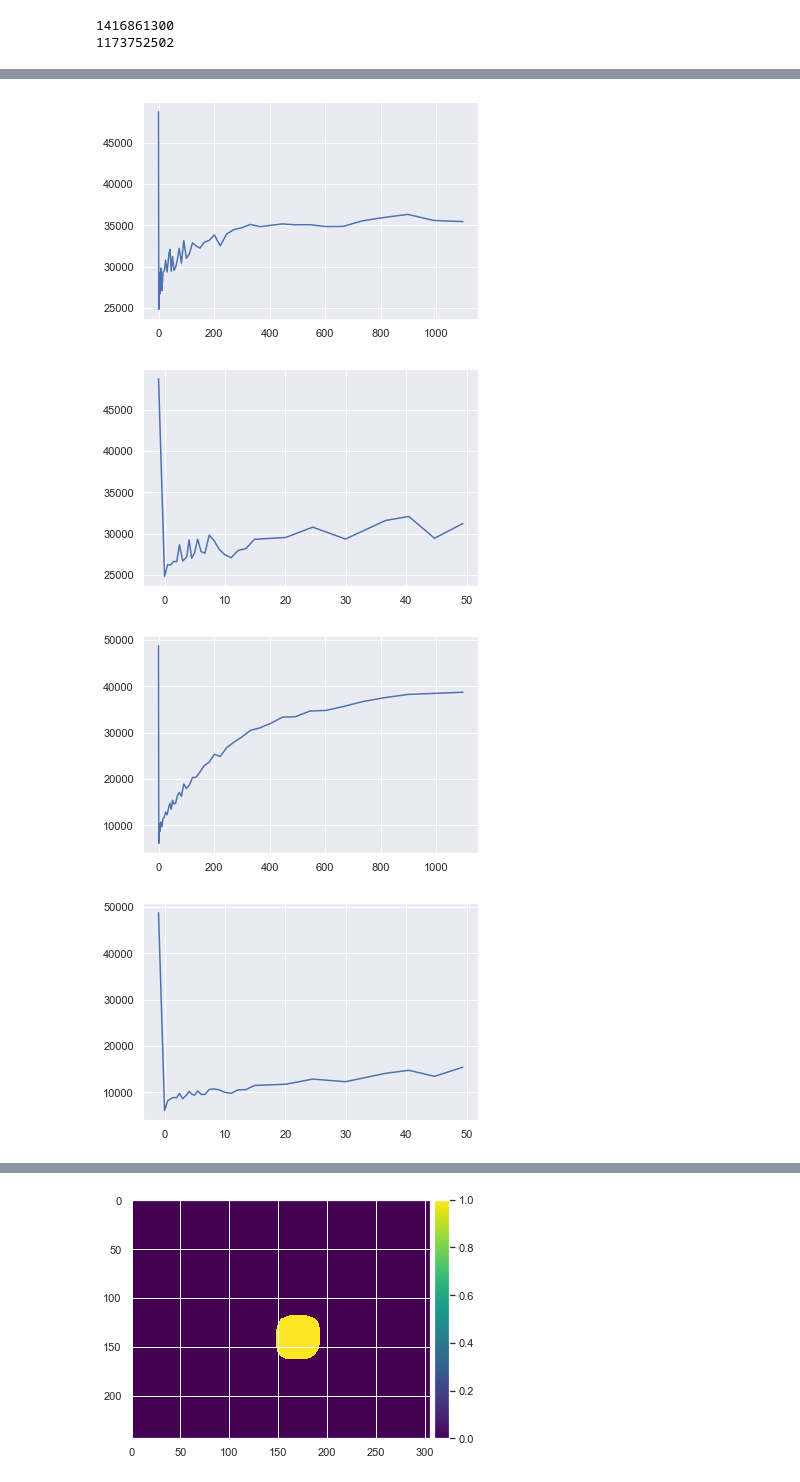
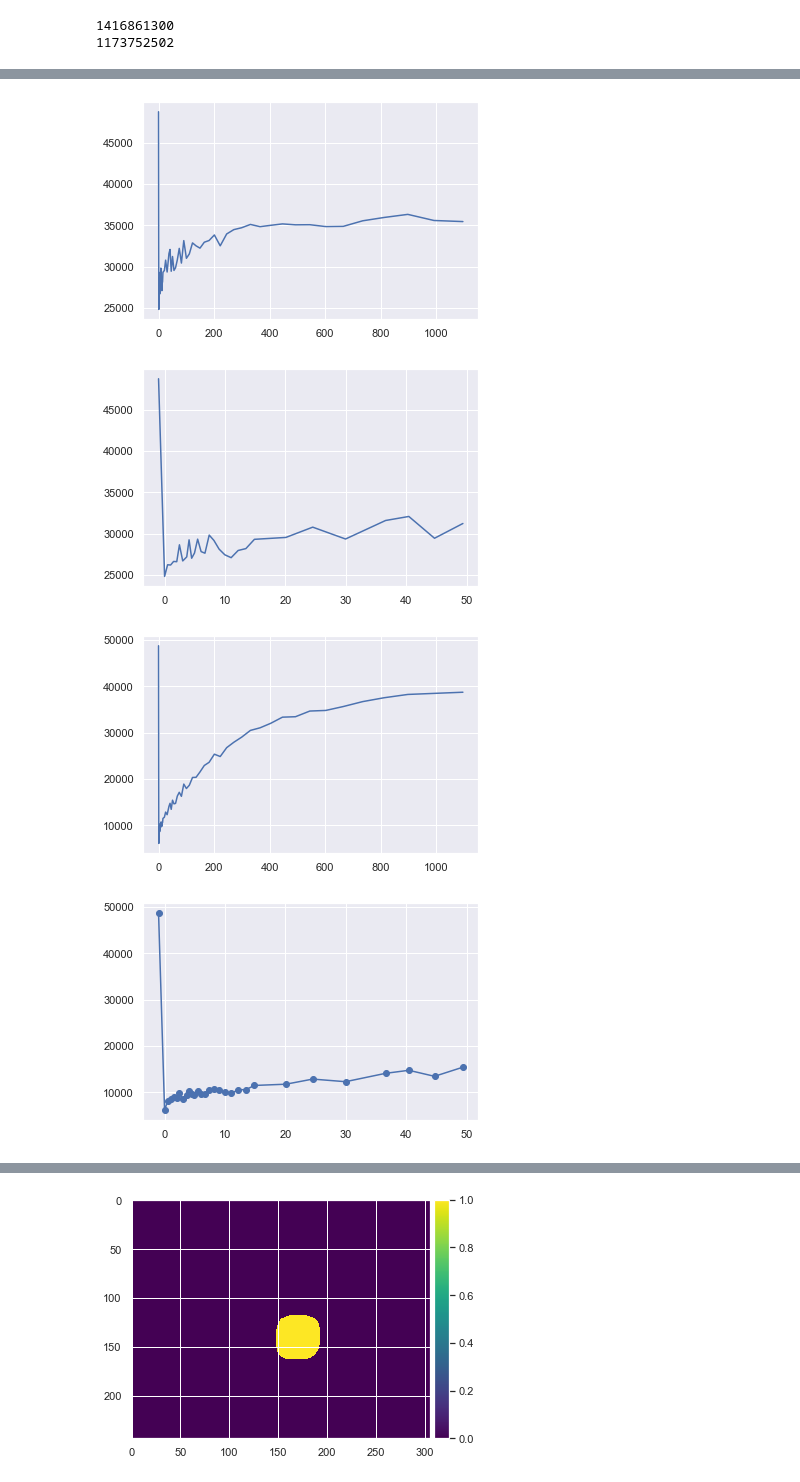
Before and after one commit to Colorado-State-University-Stasevich-Lab/frap_analysis, a Jupyter notebook: Spot_FRAP_Analyzer.ipynb, the cells around one changed output, grey strips where cells are left out. Saved outputs shown, nothing was run; the diff lists cells and outputs as text; code cells hidden in the pictures.

```diff
--- a/Spot_FRAP_Analyzer.ipynb
+++ b/Spot_FRAP_Analyzer.ipynb
@@ -362,11 +389,14 @@ imshow(gauss_label_image)
 
 #Fairly computationally intensive, consider if worth doing
 def get_quantile_threshold(im):
+    """Return optimum threshold for binarization of cell nucleus. Calculated using rolling average and very computationally intensive."""
     quantile_difs = [-abs(np.mean((np.quantile(im,i-.01),np.quantile(im,i),np.quantile(im,i+.01)))-np.mean((np.quantile(im,i+.02),np.quantile(im,i+.03),np.quantile(im,i+.04)))) for i in np.arange(.05,.95,.01)]
     quantile = np.argmax(quantile_difs)+4
     return np.quantile(im,quantile/100)
 
 def get_frame_nucleus_intensity(im, frame=False):
+    """Returns raw total nuclear intensity for cell on a given frame. Can either provide
+    a single frame image or a value indicating which frame to select in a movie."""
     if(frame):
         im_frame = im[frame,:,:]
     else:
@@ -407,6 +437,7 @@ print(get_frame_nucleus_intensity(vid, frap_frame_num))
 1173752502
 # %%
 def get_frap_region_intensity(im, center=center, radius=25,label_im=False,label=False):
+    """Return intesity of FRAP region in given frame, using label image to denote region if possible."""
     if(label_im and label):
         return np.mean(im[label_im==label])
     '''if(center and radius):
@@ -417,6 +448,7 @@ def get_frap_region_intensity(im, center=center, radius=25,label_im=False,label=
     return np.mean(im[disk(center,radius,shape = im.shape)])
 # %%
 def point_to_time(im, frap_frame_num=frap_frame_num, change_t_frame_num=change_t_frame_num, dt1=dt1, dt2=dt2):
+    """Transform frame numbers into time images were taken post-FRAP and return these as array."""
     #times = np.concatenate(np.arange(0,(change_t_frame_num-frap_frame_num)*dt1,dt1),(np.arange(0, (im.shape[0]-change_t_frame_num)*dt2,dt2)+(change_t_frame_num-frap_frame_num)*dt1))
     times = np.arange(0,(change_t_frame_num-frap_frame_num)*dt1,dt1)
     times = np.concatenate((times,(np.arange(0, (im.shape[0]-change_t_frame_num)*dt2,dt2)+(change_t_frame_num-frap_frame_num)*dt1)))
@@ -424,6 +456,7 @@ def point_to_time(im, frap_frame_num=frap_frame_num, change_t_frame_num=change_t
 #print(point_to_time(np.zeros((289,6,6))))
 
 def map_to_time(time_points, exp_points):
+    """Chooses critical time manuals and bins points into nearest time for use in constructing FRAP curve."""
     bins = [np.argmax(-abs(exp_points-i)) for i in time_points]
     #binned_points = [time_points[np.argwhere(bins-i == 0)] for i in np.unique(bins)] #if len(time_points[np.argmax(-abs(bins-i))]) != 0]
     binned_points = [np.argwhere(bins-i == 0) for i in np.unique(bins)] #if len(time_points[np.argmax(-abs(bins-i))]) != 0]
@@ -434,7 +467,8 @@ def map_to_time(time_points, exp_points):
     return binned_points,time_plotted
 
 def make_frap_curve(im, rate = 0.1, frap_frame_num=frap_frame_num, change_t_frame_num=change_t_frame_num, dt1=dt1, dt2=dt2, radius=25):
-
+    """Create binned curve fitting nuclear intensities. Weighted towards initial points
+    with rolling averages used where applicable. Returns two arrays: raw intensity values and timepoint which these represent"""
     #exp Whileⅇexp i ≤ Length[myfrap〚1〛] - frapn + 1,
     #explist = Appendexplist, ⅇexp i // Round[#, 1] &;
     # i = i + 1;
@@ -465,32 +499,32 @@ before_frap_spot = get_frap_region_intensity(vid[frap_frame_num-1,:,:])
 frap_curve,frap_times = make_frap_curve(vid)
 frap_times = np.concatenate(([-1],frap_times))
 frap_curve = np.concatenate(([before_frap_spot],frap_curve))
 #print(frap_curve)
 plt.plot(frap_times,frap_curve)
 plt.show()
 plt.plot(frap_times[:30],frap_curve[:30])
 plt.show()
 
 frap_curve,frap_times = make_frap_curve(vid, radius = 40)
 frap_times = np.concatenate(([-1],frap_times))
 frap_curve = np.concatenate(([before_frap_spot],frap_curve))
 plt.plot(frap_times,frap_curve)
 plt.show()
 plt.plot(frap_times[:30],frap_curve[:30])
 plt.show()
 
 frap_curve,frap_times = make_frap_curve(vid, radius = 15)
 frap_times = np.concatenate(([-1],frap_times))
 frap_curve = np.concatenate(([before_frap_spot],frap_curve))
 plt.plot(frap_times,frap_curve)
 plt.show()
-plt.plot(frap_times[:30],frap_curve[:30])
+plt.plot(frap_times[:30],frap_curve[:30], '-o')
 plt.show()
 #How to represent on graph if average of multiple points?
 # %% [output]
 [figure]
 [figure]
 [figure]
 [figure]
 [figure]
-[figure, old version]
+[figure, new version]
```
Also changed, not shown: parts of 7 cells of this notebook.
